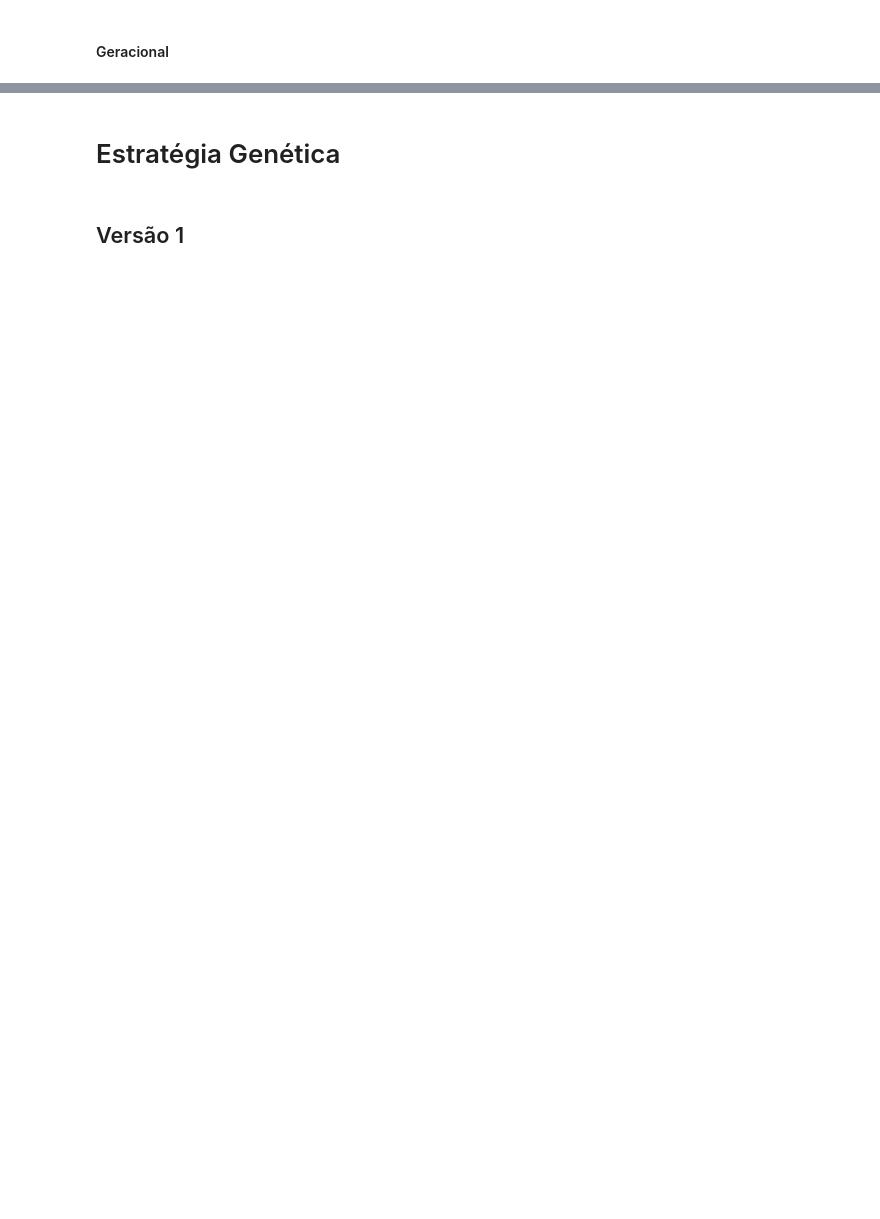
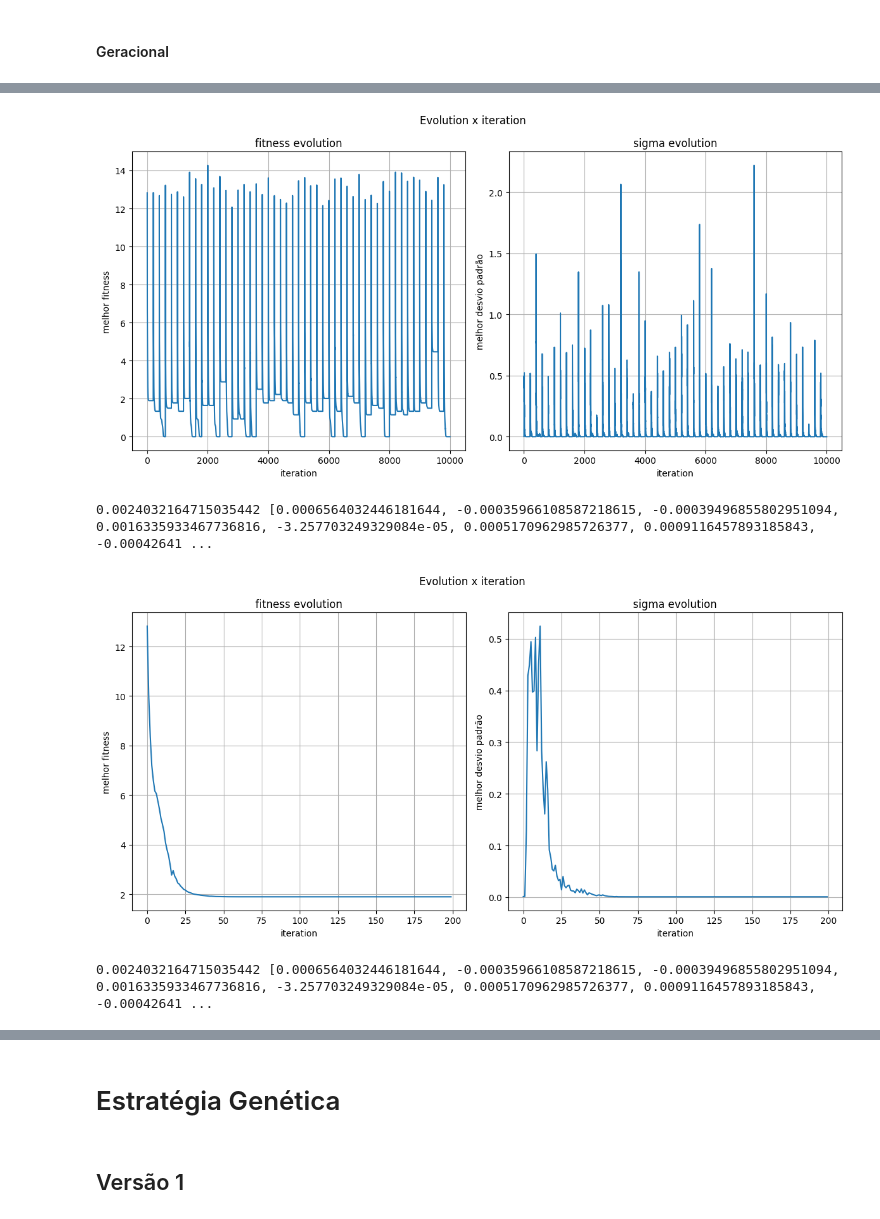
Before and after one commit to vhlk/EEAckleyFunc, a Jupyter notebook: AckleyEE.ipynb, the cells around one changed output, grey strips where cells are left out. Drawn from its saved outputs; the diff is of its cells as text; code cells hidden in the pictures; blank space fills up the shorter version.

```diff
--- a/AckleyEE.ipynb
+++ b/AckleyEE.ipynb
@@ -247,0 +328,15 @@ print(iteration)
+# %%
+FITNESS_FUNC = ackley_funct
+CROSSOVER_FUNC = local_intermediary
+SURV_SELECTION_FUNC = generational
+POPULACAO = POP_TEST.copy()
+
+best_fitness, best_solution, bests_fitness, bests_sigma, iteration = generate_solution()
+# %%
+plot_results(best_fitness, best_solution, bests_fitness, bests_sigma, iteration)
+plot_results(best_fitness, best_solution, bests_fitness[:200], bests_sigma[:200], min(iteration,200))
+# %% [output]
+[figure, added]
+0.0024032164715035442 [0.0006564032446181644, -0.00035966108587218615, -0.00039496855802951094, 0.0016335933467736816, -3.257703249329084e-05, 0.0005170962985726377, 0.0009116457893185843, -0.00042641 ...
+[figure, added]
+0.0024032164715035442 [0.0006564032446181644, -0.00035966108587218615, -0.00039496855802951094, 0.0016335933467736816, -3.257703249329084e-05, 0.0005170962985726377, 0.0009116457893185843, -0.00042641 ...
```
Also changed, not shown: parts of 32 cells of this notebook.
